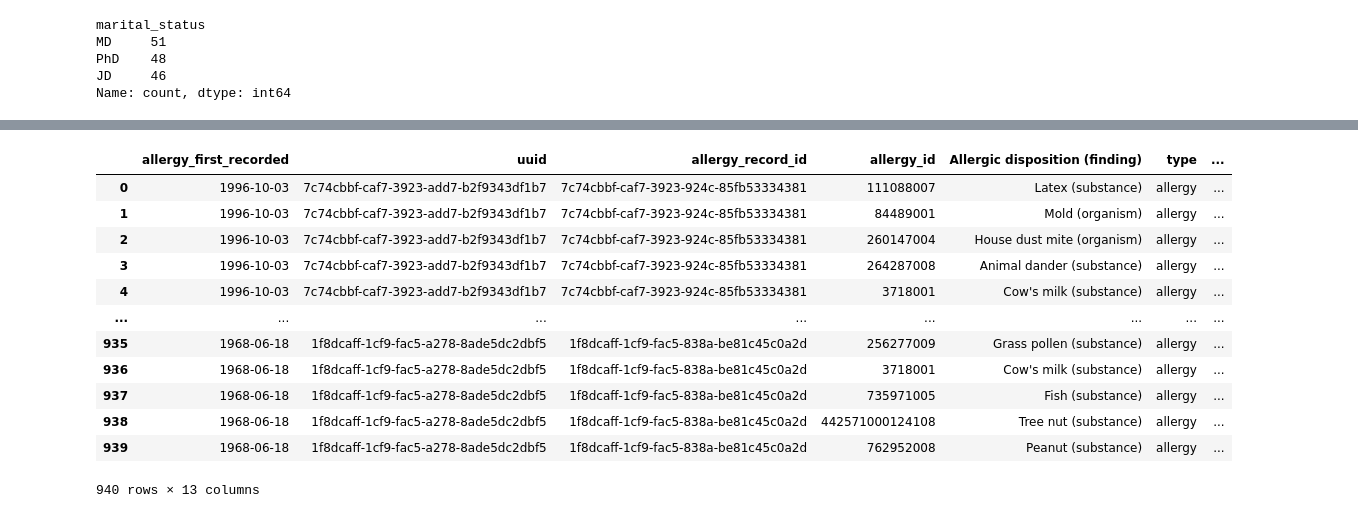
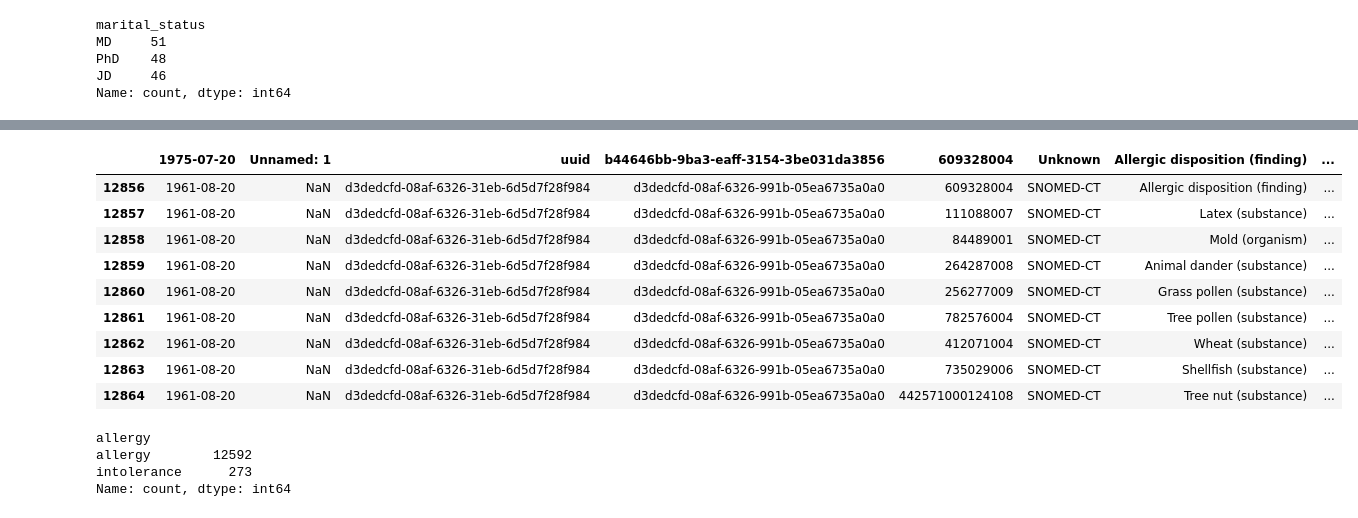
Before and after one commit to NathanPimenta/Synthea-Based-Hospital-Dashboard, a Jupyter notebook: etl_pipeline/ETL.ipynb, the cells around one changed output, grey strips where cells are left out. Saved outputs shown, nothing was run; the diff lists cells and outputs as text; code cells hidden in the pictures.

```diff
--- a/etl_pipeline/ETL.ipynb
+++ b/etl_pipeline/ETL.ipynb
@@ -240,5 +264,5 @@ data2
 # %%
-data3 = pd.read_csv('../Datasets/allergies.csv')
+data3 = pd.read_csv('../Datasets/csv/allergies.csv')
 # %%
 data3
 # %% [output]
@@ -258,18 +282,6 @@ data3
 # %%
 data3 = data3.rename(columns={
 
-    "7c74cbbf-caf7-3923-add7-b2f9343df1b7": "uuid",
-    "environment": "medium_of_contraction",
-    "allergy": "type",
-    "Unnamed: 11": "severity",
-    "Unnamed: 10": "manifestation",
-    "Unnamed: 13": "observed_recation",
-    "Unnamed: 14": "observed_reaction_effect",
-    "Unnamed: 12": "observed_reaction_code",
-    "Unnamed: 9": "manifestation_code",
-    "7c74cbbf-caf7-3923-924c-85fb53334381": "allergy_record_id",
-    "1996-10-03": "allergy_first_recorded",
-    "609328004": "allergy_id"
-
-
-}).drop(columns=['Unnamed: 1', "SNOMED-CT"])
+    "b44646bb-9ba3-eaff-98da-82da568db82a": "uuid",
+})
+data3
@@ -276,17 +302,21 @@ data3 = data3.rename(columns={
 # %%
-data3
+data3[data3["uuid"] == "d3dedcfd-08af-6326-31eb-6d5d7f28f984"]
 # %% [output]
-|  | allergy_first_recorded | uuid | allergy_record_id | allergy_id | Allergic disposition (finding) | type | ... |
-| 0 | 1996-10-03 | 7c74cbbf-caf7-3923-add7-b2f9343df1b7 | 7c74cbbf-caf7-3923-924c-85fb53334381 | 111088007 | Latex (substance) | allergy | ... |
-| 1 | 1996-10-03 | 7c74cbbf-caf7-3923-add7-b2f9343df1b7 | 7c74cbbf-caf7-3923-924c-85fb53334381 | 84489001 | Mold (organism) | allergy | ... |
-| 2 | 1996-10-03 | 7c74cbbf-caf7-3923-add7-b2f9343df1b7 | 7c74cbbf-caf7-3923-924c-85fb53334381 | 260147004 | House dust mite (organism) | allergy | ... |
-| 3 | 1996-10-03 | 7c74cbbf-caf7-3923-add7-b2f9343df1b7 | 7c74cbbf-caf7-3923-924c-85fb53334381 | 264287008 | Animal dander (substance) | allergy | ... |
-| 4 | 1996-10-03 | 7c74cbbf-caf7-3923-add7-b2f9343df1b7 | 7c74cbbf-caf7-3923-924c-85fb53334381 | 3718001 | Cow's milk (substance) | allergy | ... |
-| ... | ... | ... | ... | ... | ... | ... | ... |
-| 935 | 1968-06-18 | 1f8dcaff-1cf9-fac5-a278-8ade5dc2dbf5 | 1f8dcaff-1cf9-fac5-838a-be81c45c0a2d | 256277009 | Grass pollen (substance) | allergy | ... |
-| 936 | 1968-06-18 | 1f8dcaff-1cf9-fac5-a278-8ade5dc2dbf5 | 1f8dcaff-1cf9-fac5-838a-be81c45c0a2d | 3718001 | Cow's milk (substance) | allergy | ... |
-| 937 | 1968-06-18 | 1f8dcaff-1cf9-fac5-a278-8ade5dc2dbf5 | 1f8dcaff-1cf9-fac5-838a-be81c45c0a2d | 735971005 | Fish (substance) | allergy | ... |
-| 938 | 1968-06-18 | 1f8dcaff-1cf9-fac5-a278-8ade5dc2dbf5 | 1f8dcaff-1cf9-fac5-838a-be81c45c0a2d | 442571000124108 | Tree nut (substance) | allergy | ... |
-| 939 | 1968-06-18 | 1f8dcaff-1cf9-fac5-a278-8ade5dc2dbf5 | 1f8dcaff-1cf9-fac5-838a-be81c45c0a2d | 762952008 | Peanut (substance) | allergy | ... |
+|  | 1975-07-20 | Unnamed: 1 | uuid | b44646bb-9ba3-eaff-3154-3be031da3856 | 609328004 | Unknown | Allergic disposition (finding) | ... |
+| 12856 | 1961-08-20 | NaN | d3dedcfd-08af-6326-31eb-6d5d7f28f984 | d3dedcfd-08af-6326-991b-05ea6735a0a0 | 609328004 | SNOMED-CT | Allergic disposition (finding) | ... |
+| 12857 | 1961-08-20 | NaN | d3dedcfd-08af-6326-31eb-6d5d7f28f984 | d3dedcfd-08af-6326-991b-05ea6735a0a0 | 111088007 | SNOMED-CT | Latex (substance) | ... |
+| 12858 | 1961-08-20 | NaN | d3dedcfd-08af-6326-31eb-6d5d7f28f984 | d3dedcfd-08af-6326-991b-05ea6735a0a0 | 84489001 | SNOMED-CT | Mold (organism) | ... |
+| 12859 | 1961-08-20 | NaN | d3dedcfd-08af-6326-31eb-6d5d7f28f984 | d3dedcfd-08af-6326-991b-05ea6735a0a0 | 264287008 | SNOMED-CT | Animal dander (substance) | ... |
+| 12860 | 1961-08-20 | NaN | d3dedcfd-08af-6326-31eb-6d5d7f28f984 | d3dedcfd-08af-6326-991b-05ea6735a0a0 | 256277009 | SNOMED-CT | Grass pollen (substance) | ... |
+| 12861 | 1961-08-20 | NaN | d3dedcfd-08af-6326-31eb-6d5d7f28f984 | d3dedcfd-08af-6326-991b-05ea6735a0a0 | 782576004 | SNOMED-CT | Tree pollen (substance) | ... |
+| 12862 | 1961-08-20 | NaN | d3dedcfd-08af-6326-31eb-6d5d7f28f984 | d3dedcfd-08af-6326-991b-05ea6735a0a0 | 412071004 | SNOMED-CT | Wheat (substance) | ... |
+| 12863 | 1961-08-20 | NaN | d3dedcfd-08af-6326-31eb-6d5d7f28f984 | d3dedcfd-08af-6326-991b-05ea6735a0a0 | 735029006 | SNOMED-CT | Shellfish (substance) | ... |
+| 12864 | 1961-08-20 | NaN | d3dedcfd-08af-6326-31eb-6d5d7f28f984 | d3dedcfd-08af-6326-991b-05ea6735a0a0 | 442571000124108 | SNOMED-CT | Tree nut (substance) | ... |
-940 rows × 13 columns
+# %%
+data3['allergy'].value_counts()
+# %% [output]
+allergy
+allergy        12592
+intolerance      273
+Name: count, dtype: int64
 # %%
```
Also changed, not shown: parts of 23 cells of this notebook, 3 other files.
